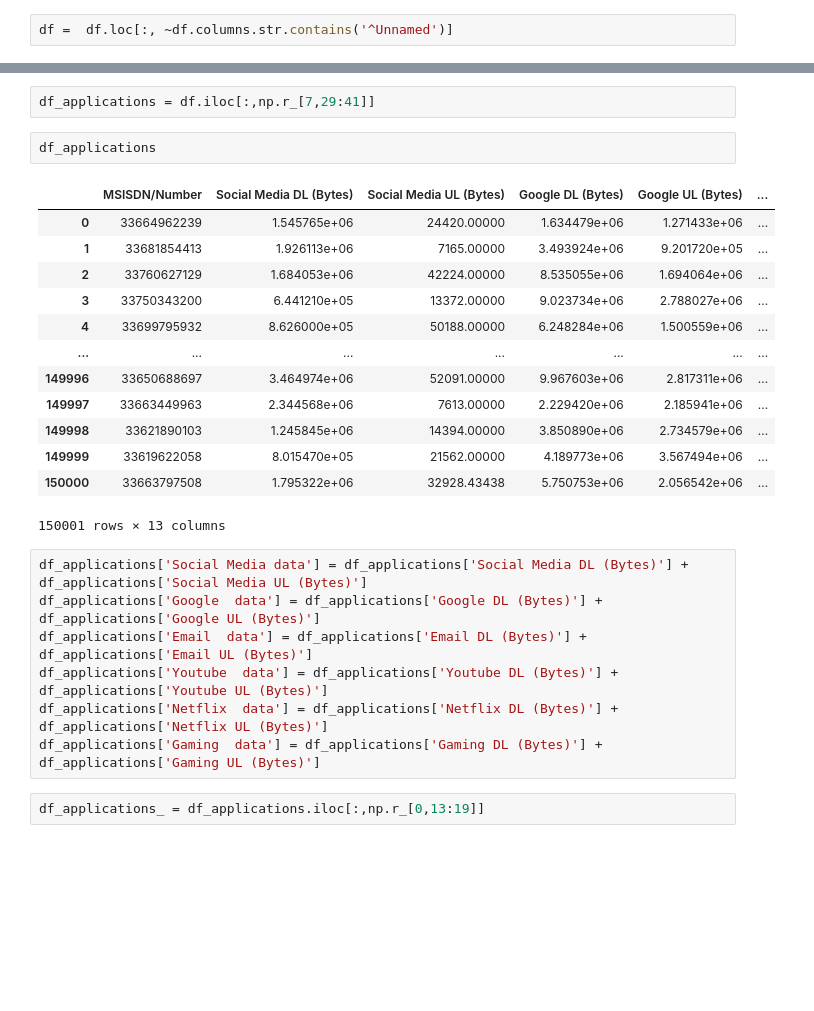
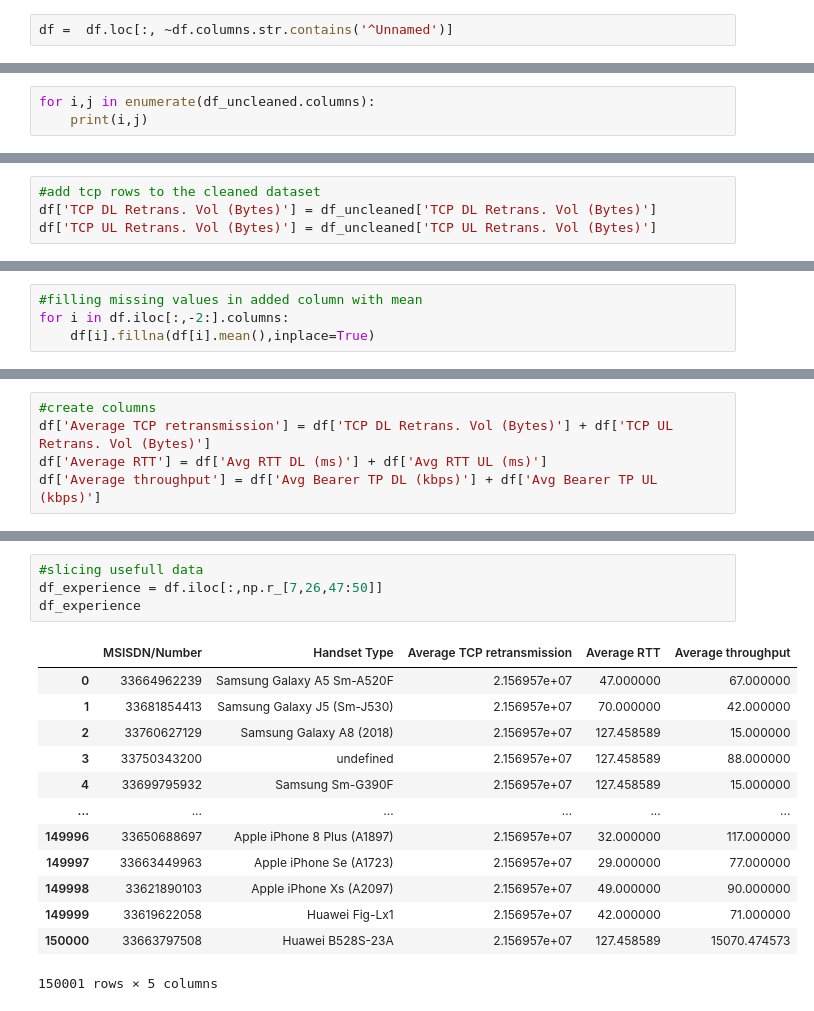
Before and after one commit to skevin-dev/telecommunication_user_analytics, a Jupyter notebook: notebooks/Experience_analysis.ipynb, the cells around one changed output, grey strips where cells are left out. Drawn from its saved outputs; the diff is of its cells as text; blank space fills up the shorter version.

```diff
--- a/notebooks/Experience_analysis.ipynb
+++ b/notebooks/Experience_analysis.ipynb
@@ -37,0 +29,3 @@ used_cols = ['']
+# %%
+for i,j in enumerate(df_uncleaned.columns):
+    print(i,j)
@@ -37,0 +50,4 @@ used_cols = ['']
+# %%
+#add tcp rows to the cleaned dataset
+df['TCP DL Retrans. Vol (Bytes)'] = df_uncleaned['TCP DL Retrans. Vol (Bytes)']
+df['TCP UL Retrans. Vol (Bytes)'] = df_uncleaned['TCP UL Retrans. Vol (Bytes)']
@@ -38,3 +90,7 @@ used_cols = ['']
+# %%
+#filling missing values in added column with mean
+for i in df.iloc[:,-2:].columns:
+    df[i].fillna(df[i].mean(),inplace=True)
 # %%
 df.isna().sum()
 # %% [output]
@@ -267,3 +114,8 @@ df_cluster3.describe().iloc[:,:-1]
+# %%
+#create columns
+df['Average TCP retransmission'] = df['TCP DL Retrans. Vol (Bytes)'] + df['TCP UL Retrans. Vol (Bytes)']
+df['Average RTT'] = df['Avg RTT DL (ms)'] + df['Avg RTT UL (ms)']
+df['Average throughput'] = df['Avg Bearer TP DL (kbps)'] + df['Avg Bearer TP UL (kbps)']
 # %%
 for i,j in enumerate(df.columns):
     print(i,j)
@@ -288,27 +140,18 @@ for i,j in enumerate(df.columns):
 # %%
-df_applications = df.iloc[:,np.r_[7,29:41]]
+#slicing usefull data
+df_experience = df.iloc[:,np.r_[7,26,47:50]]
+df_experience
+# %% [output]
+|  | MSISDN/Number | Handset Type | Average TCP retransmission | Average RTT | Average throughput |
+| 0 | 33664962239 | Samsung Galaxy A5 Sm-A520F | 2.156957e+07 | 47.000000 | 67.000000 |
+| 1 | 33681854413 | Samsung Galaxy J5 (Sm-J530) | 2.156957e+07 | 70.000000 | 42.000000 |
+| 2 | 33760627129 | Samsung Galaxy A8 (2018) | 2.156957e+07 | 127.458589 | 15.000000 |
+| 3 | 33750343200 | undefined | 2.156957e+07 | 127.458589 | 88.000000 |
+| 4 | 33699795932 | Samsung Sm-G390F | 2.156957e+07 | 127.458589 | 15.000000 |
+| ... | ... | ... | ... | ... | ... |
+| 149996 | 33650688697 | Apple iPhone 8 Plus (A1897) | 2.156957e+07 | 32.000000 | 117.000000 |
+| 149997 | 33663449963 | Apple iPhone Se (A1723) | 2.156957e+07 | 29.000000 | 77.000000 |
+| 149998 | 33621890103 | Apple iPhone Xs (A2097) | 2.156957e+07 | 49.000000 | 90.000000 |
+| 149999 | 33619622058 | Huawei Fig-Lx1 | 2.156957e+07 | 42.000000 | 71.000000 |
+| 150000 | 33663797508 | Huawei B528S-23A | 2.156957e+07 | 127.458589 | 15070.474573 |
+150001 rows × 5 columns
-# %%
-df_applications
-# %% [output]
-|  | MSISDN/Number | Social Media DL (Bytes) | Social Media UL (Bytes) | Google DL (Bytes) | Google UL (Bytes) | ... |
-| 0 | 33664962239 | 1.545765e+06 | 24420.00000 | 1.634479e+06 | 1.271433e+06 | ... |
-| 1 | 33681854413 | 1.926113e+06 | 7165.00000 | 3.493924e+06 | 9.201720e+05 | ... |
-| 2 | 33760627129 | 1.684053e+06 | 42224.00000 | 8.535055e+06 | 1.694064e+06 | ... |
-| 3 | 33750343200 | 6.441210e+05 | 13372.00000 | 9.023734e+06 | 2.788027e+06 | ... |
-| 4 | 33699795932 | 8.626000e+05 | 50188.00000 | 6.248284e+06 | 1.500559e+06 | ... |
-| ... | ... | ... | ... | ... | ... | ... |
-| 149996 | 33650688697 | 3.464974e+06 | 52091.00000 | 9.967603e+06 | 2.817311e+06 | ... |
-| 149997 | 33663449963 | 2.344568e+06 | 7613.00000 | 2.229420e+06 | 2.185941e+06 | ... |
-| 149998 | 33621890103 | 1.245845e+06 | 14394.00000 | 3.850890e+06 | 2.734579e+06 | ... |
-| 149999 | 33619622058 | 8.015470e+05 | 21562.00000 | 4.189773e+06 | 3.567494e+06 | ... |
-| 150000 | 33663797508 | 1.795322e+06 | 32928.43438 | 5.750753e+06 | 2.056542e+06 | ... |
-150001 rows × 13 columns
-# %%
-df_applications['Social Media data'] = df_applications['Social Media DL (Bytes)'] + df_applications['Social Media UL (Bytes)']
-df_applications['Google  data'] = df_applications['Google DL (Bytes)'] + df_applications['Google UL (Bytes)']
-df_applications['Email  data'] = df_applications['Email DL (Bytes)'] + df_applications['Email UL (Bytes)']
-df_applications['Youtube  data'] = df_applications['Youtube DL (Bytes)'] + df_applications['Youtube UL (Bytes)']
-df_applications['Netflix  data'] = df_applications['Netflix DL (Bytes)'] + df_applications['Netflix UL (Bytes)']
-df_applications['Gaming  data'] = df_applications['Gaming DL (Bytes)'] + df_applications['Gaming UL (Bytes)']
-# %%
-df_applications_ = df_applications.iloc[:,np.r_[0,13:19]]
```
Also changed, not shown: parts of 55 cells of this notebook.
